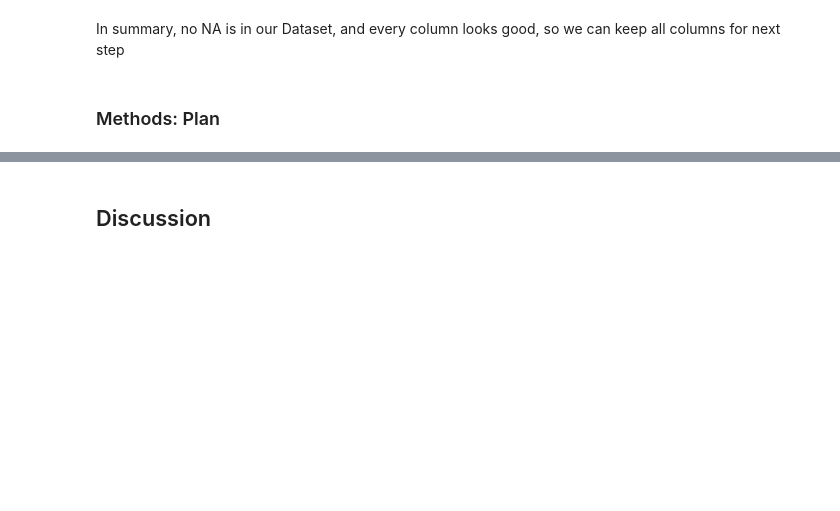
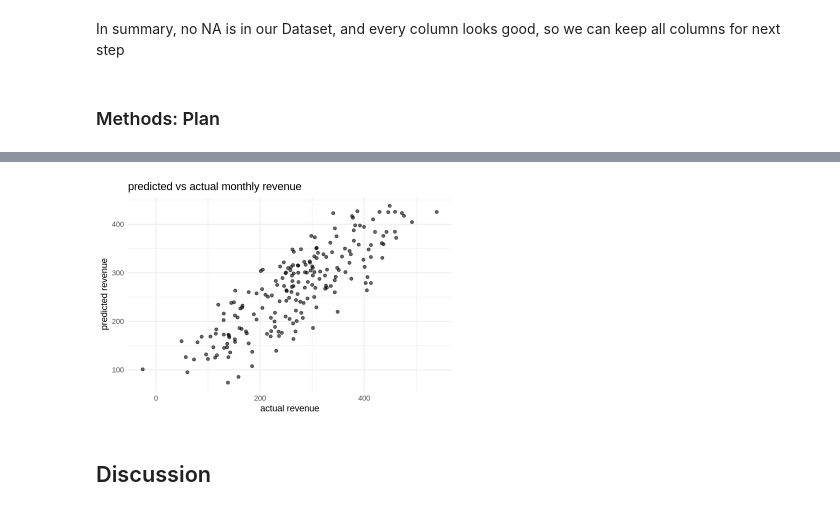
Before and after one commit to nori-2004/Stat301-project, a Jupyter notebook: group_final_report.ipynb, the cells around one changed output, grey strips where cells are left out. Saved outputs shown, nothing was run; the diff lists cells and outputs as text; code cells hidden in the pictures; blank space fills up the shorter version.

```diff
--- a/group_final_report.ipynb
+++ b/group_final_report.ipynb
@@ -151,0 +195,18 @@ MLR is a well-established method for predicting continuous outcomes like revenue
+# %%
+# build model matrix
+X_train <- model.matrix(Monthly_Revenue ~ ., data = train_data)[, -1]
+y_train <- train_data$Monthly_Revenue
+
+X_test <- model.matrix(Monthly_Revenue ~ ., data = test_data)[, -1]
+y_test <- test_data$Monthly_Revenue
+# %%
+# perform ridge regression with cross-validation
+
+set.seed(1234)
+
+ridge_model <- cv.glmnet(
+  x = X_train,
+  y = y_train,
+  alpha = 0,
+  lambda = exp(seq(-5, 10, 0.1)) #select lambda value (adapted from tutorial 8)
+)
@@ -151,0 +242,3 @@ MLR is a well-established method for predicting continuous outcomes like revenue
+# %%
+# make predictions on test set
+predictions <- predict(ridge_model, newx = X_test, s = "lambda.min")
@@ -152,3 +272,20 @@ MLR is a well-established method for predicting continuous outcomes like revenue
+# %%
+# plot predicted vs actual revenue
+plot_df <- tibble(
+  Actual = y_test,
+  Predicted = as.vector(predictions)
+)
+
+ggplot(plot_df, aes(x = Actual, y = Predicted)) +
+  geom_point(alpha = 0.6) +
+  labs(
+    title = "predicted vs actual monthly revenue",
+    x = "actual revenue",
+    y = "predicted revenue"
+  ) +
+  theme_minimal()
+# %% [output]
+[figure, added]
 # %% [markdown]
 ## Discussion
 # %% [markdown]
```
Also changed, not shown: parts of 9 cells of this notebook.
